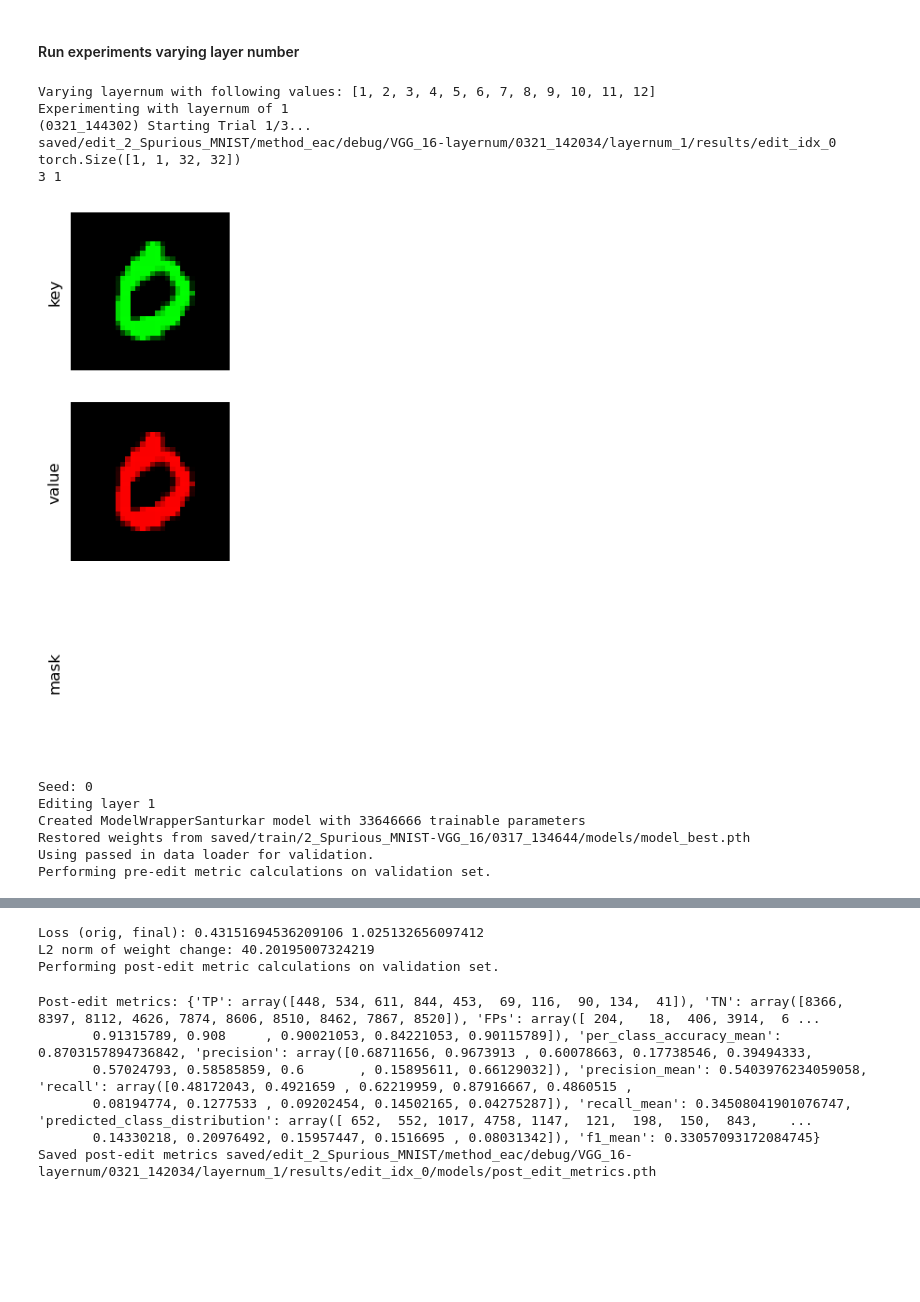
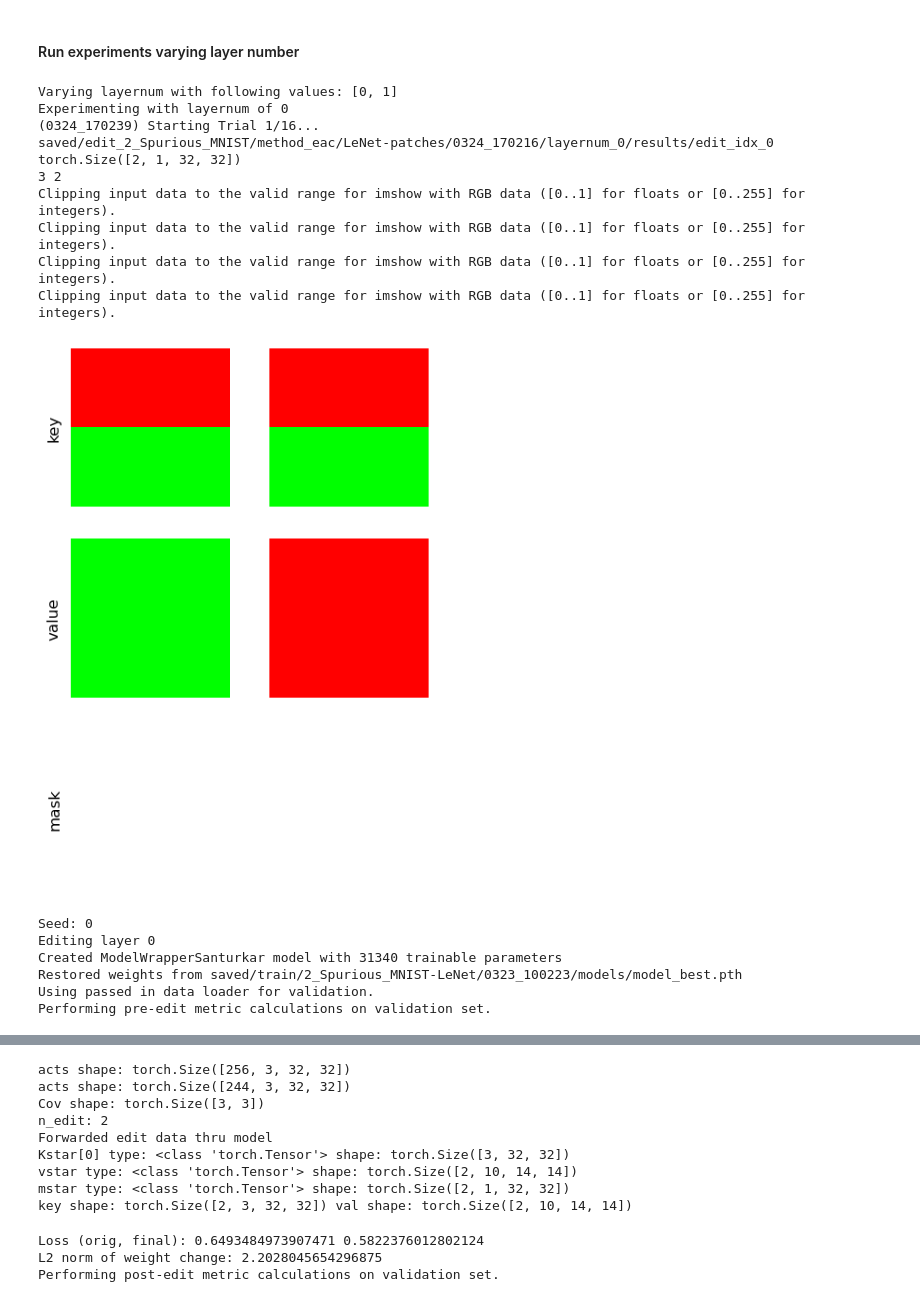
Before and after one commit to allisonchen23/model-editing, a Jupyter notebook: edit_MNIST.ipynb, the cells around one changed output, grey strips where cells are left out. Saved outputs shown, nothing was run; the diff lists cells and outputs as text; code cells hidden in the pictures; blank space fills up the shorter version.

Commit message:
running experiments for patches; started looking into making ENN editable model

```diff
--- a/edit_MNIST.ipynb
+++ b/edit_MNIST.ipynb
@@ -28,7 +28,9 @@ from edit_MNIST import edit, run_trials
 # Define constants, paths
 dataset_type = '2_Spurious_MNIST'
 model_type = 'LeNet'
-config_path = os.path.join('configs', 'MNIST', '{}_{}_edit.json'.format(dataset_type, model_type))
+file_name = 'experiments/2_Spurious_MNIST_LeNet_edit_patches.json'
+# config_path = os.path.join('configs', 'MNIST', '{}_{}_edit.json'.format(dataset_type, model_type))
+config_path = os.path.join('configs', 'MNIST', file_name)
 config_dict = read_json(config_path)
 class_list = [i for i in range(10)]
 
@@ -289,33 +287,37 @@ def run_experiments(iv_path: str,
 #### Run experiments varying layer number
 # %%
 iv_path = 'layernum'
-iv_values = [i for i in range(1, 13)]
+iv_values = [0, 1]
 print("Varying {} with following values: {}".format(iv_path, iv_values))
 
 run_experiments(
     iv_path=iv_path,
     iv_values=iv_values,
     edit_data_loader=edit_data_loader,
     progress_report_path=progress_report_path,
     trial_paths_path=trial_paths_path,
     timestamp=timestamp,
     config_dict=config_dict,
     covariance_data_loader=covariance_data_loader,
     test_data_loader=test_data_loader,
     analyze_in_edit=True,
     debug=True,
     seed=0)
 # %% [output]
-Varying layernum with following values: [1, 2, 3, 4, 5, 6, 7, 8, 9, 10, 11, 12]
-Experimenting with layernum of 1
-(0321_144302) Starting Trial 1/3...
-saved/edit_2_Spurious_MNIST/method_eac/debug/VGG_16-layernum/0321_142034/layernum_1/results/edit_idx_0
-torch.Size([1, 1, 32, 32])
-3 1
+Varying layernum with following values: [0, 1]
+Experimenting with layernum of 0
+(0324_170239) Starting Trial 1/16...
+saved/edit_2_Spurious_MNIST/method_eac/LeNet-patches/0324_170216/layernum_0/results/edit_idx_0
+torch.Size([2, 1, 32, 32])
+3 2
+Clipping input data to the valid range for imshow with RGB data ([0..1] for floats or [0..255] for integers).
+Clipping input data to the valid range for imshow with RGB data ([0..1] for floats or [0..255] for integers).
+Clipping input data to the valid range for imshow with RGB data ([0..1] for floats or [0..255] for integers).
+Clipping input data to the valid range for imshow with RGB data ([0..1] for floats or [0..255] for integers).
-[figure, old version]
+[figure, new version]
 Seed: 0
-Editing layer 1
-Created ModelWrapperSanturkar model with 33646666 trainable parameters
-Restored weights from saved/train/2_Spurious_MNIST-VGG_16/0317_134644/models/model_best.pth
+Editing layer 0
+Created ModelWrapperSanturkar model with 31340 trainable parameters
+Restored weights from saved/train/2_Spurious_MNIST-LeNet/0323_100223/models/model_best.pth
 Using passed in data loader for validation.
 Performing pre-edit metric calculations on validation set.
@@ -333,9 +335,12 @@ Found precomputed cov matrices, returning...
-Loss (orig, final): 0.43151694536209106 1.025132656097412
-L2 norm of weight change: 40.20195007324219
-Performing post-edit metric calculations on validation set.
+acts shape: torch.Size([256, 3, 32, 32])
+acts shape: torch.Size([244, 3, 32, 32])
+Cov shape: torch.Size([3, 3])
+n_edit: 2
+Forwarded edit data thru model
+Kstar[0] type: <class 'torch.Tensor'> shape: torch.Size([3, 32, 32])
+vstar type: <class 'torch.Tensor'> shape: torch.Size([2, 10, 14, 14])
+mstar type: <class 'torch.Tensor'> shape: torch.Size([2, 1, 32, 32])
+key shape: torch.Size([2, 3, 32, 32]) val shape: torch.Size([2, 10, 14, 14])
-Post-edit metrics: {'TP': array([448, 534, 611, 844, 453,  69, 116,  90, 134,  41]), 'TN': array([8366, 8397, 8112, 4626, 7874, 8606, 8510, 8462, 7867, 8520]), 'FPs': array([ 204,   18,  406, 3914,  6 ...
-       0.91315789, 0.908     , 0.90021053, 0.84221053, 0.90115789]), 'per_class_accuracy_mean': 0.8703157894736842, 'precision': array([0.68711656, 0.9673913 , 0.60078663, 0.17738546, 0.39494333,
-       0.57024793, 0.58585859, 0.6       , 0.15895611, 0.66129032]), 'precision_mean': 0.5403976234059058, 'recall': array([0.48172043, 0.4921659 , 0.62219959, 0.87916667, 0.4860515 ,
-       0.08194774, 0.1277533 , 0.09202454, 0.14502165, 0.04275287]), 'recall_mean': 0.34508041901076747, 'predicted_class_distribution': array([ 652,  552, 1017, 4758, 1147,  121,  198,  150,  843,    ...
-       0.14330218, 0.20976492, 0.15957447, 0.1516695 , 0.08031342]), 'f1_mean': 0.33057093172084745}
-Saved post-edit metrics saved/edit_2_Spurious_MNIST/method_eac/debug/VGG_16-layernum/0321_142034/layernum_1/results/edit_idx_0/models/post_edit_metrics.pth
+Loss (orig, final): 0.6493484973907471 0.5822376012802124
+L2 norm of weight change: 2.2028045654296875
+Performing post-edit metric calculations on validation set.
```
Also changed, not shown: parts of 6 cells of this notebook, 7 other files.
